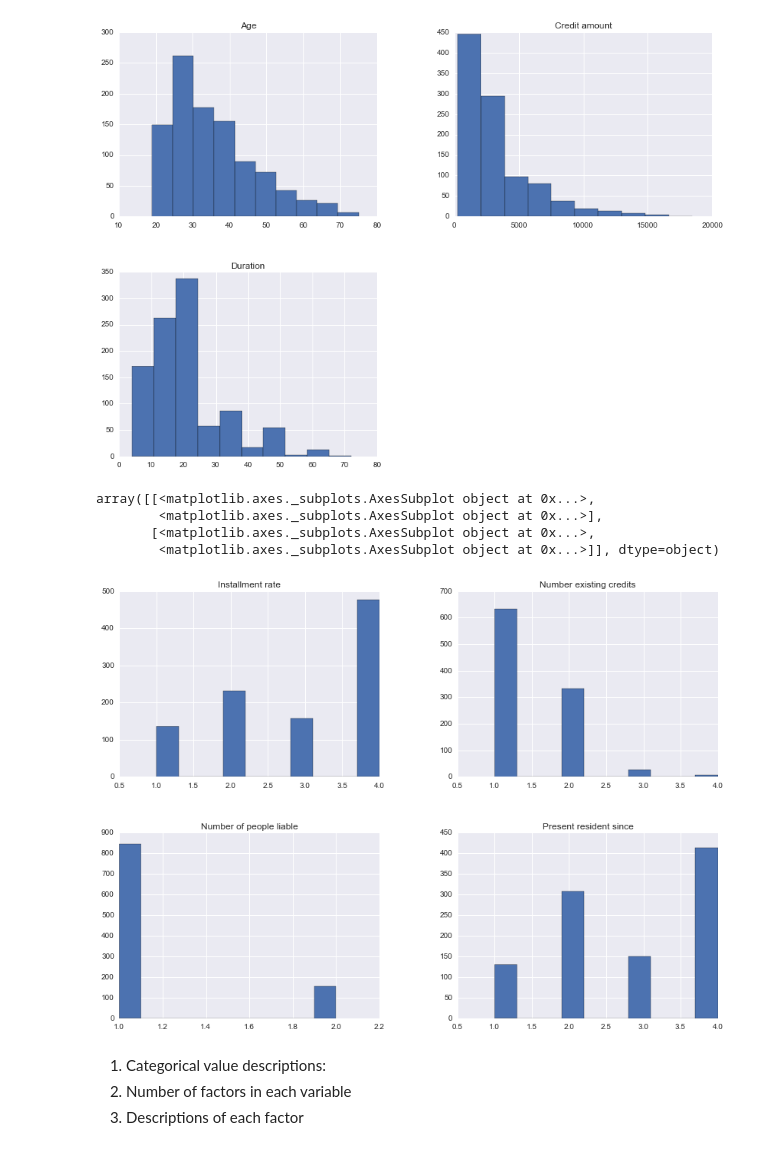
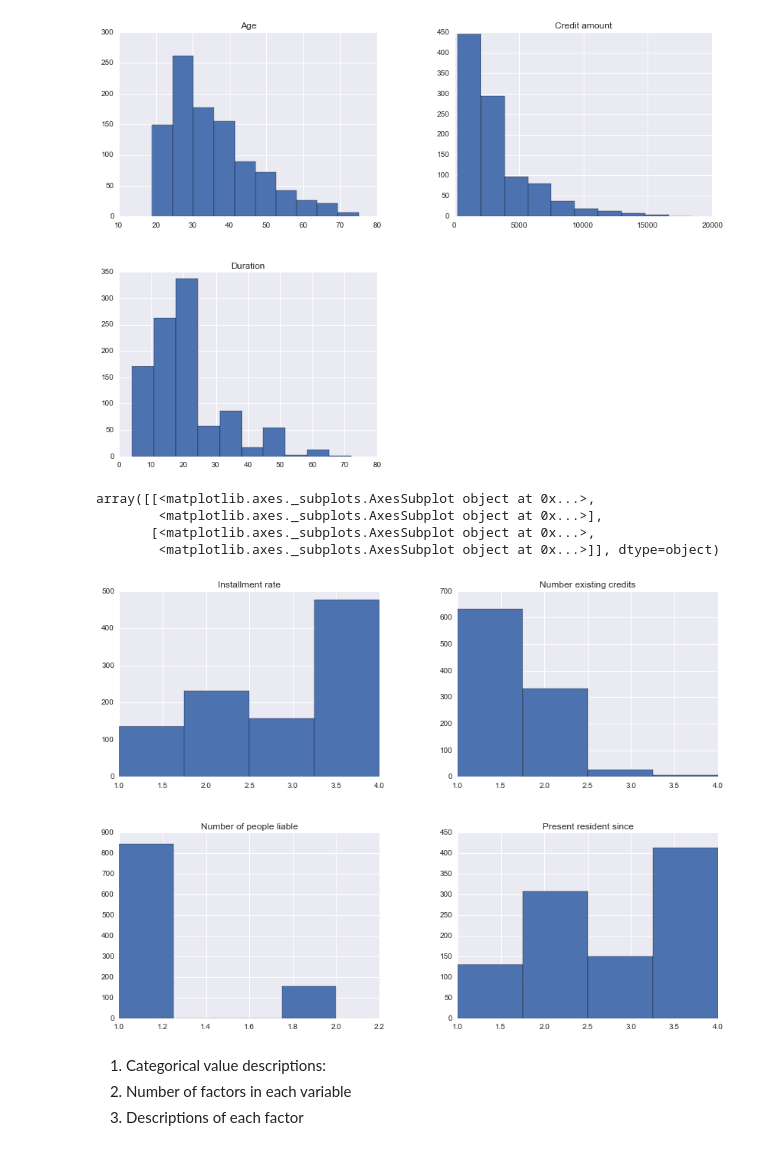
Before and after one commit to ScottD61/Thinkful, a Jupyter notebook: Capstone Writeup.ipynb, the cells around one changed output. Saved outputs shown, nothing was run; the diff lists cells and outputs as text; code cells hidden in the pictures.

```diff
--- a/Capstone Writeup.ipynb
+++ b/Capstone Writeup.ipynb
@@ -144,13 +147,13 @@ array([[<matplotlib.axes._subplots.AxesSubplot object at 0x...>,
 [figure]
 # %%
 german_credit[['Number of people liable', 'Number existing credits',
-             'Present resident since', 'Installment rate']].hist()
+             'Present resident since', 'Installment rate']].hist(bins = 2)
 # %% [output]
 array([[<matplotlib.axes._subplots.AxesSubplot object at 0x...>,
         <matplotlib.axes._subplots.AxesSubplot object at 0x...>],
        [<matplotlib.axes._subplots.AxesSubplot object at 0x...>,
         <matplotlib.axes._subplots.AxesSubplot object at 0x...>]], dtype=object)
-[figure, old version]
+[figure, new version]
 # %% [markdown]
 1. Categorical value descriptions:
   1. Number of factors in each variable
```
Also changed, not shown: parts of 26 cells of this notebook.
